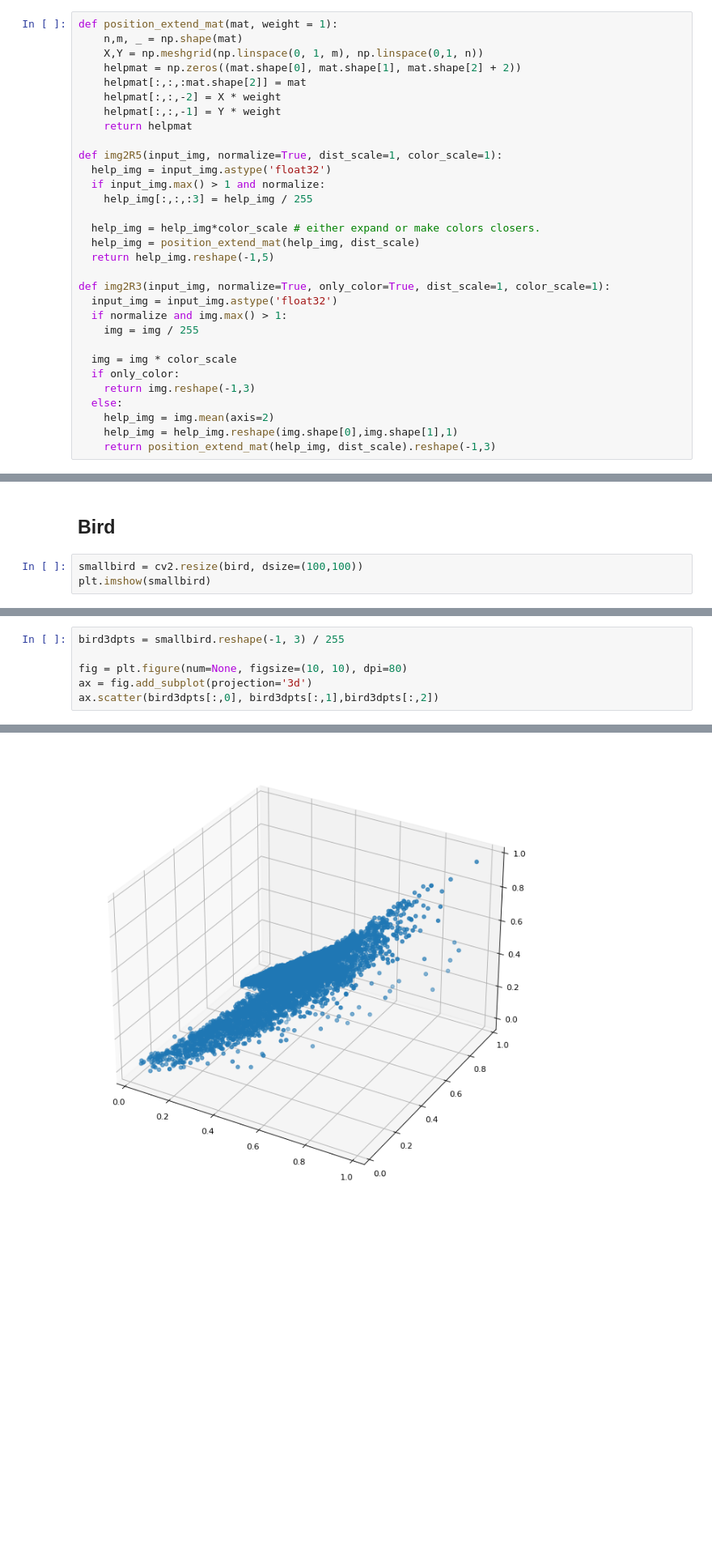
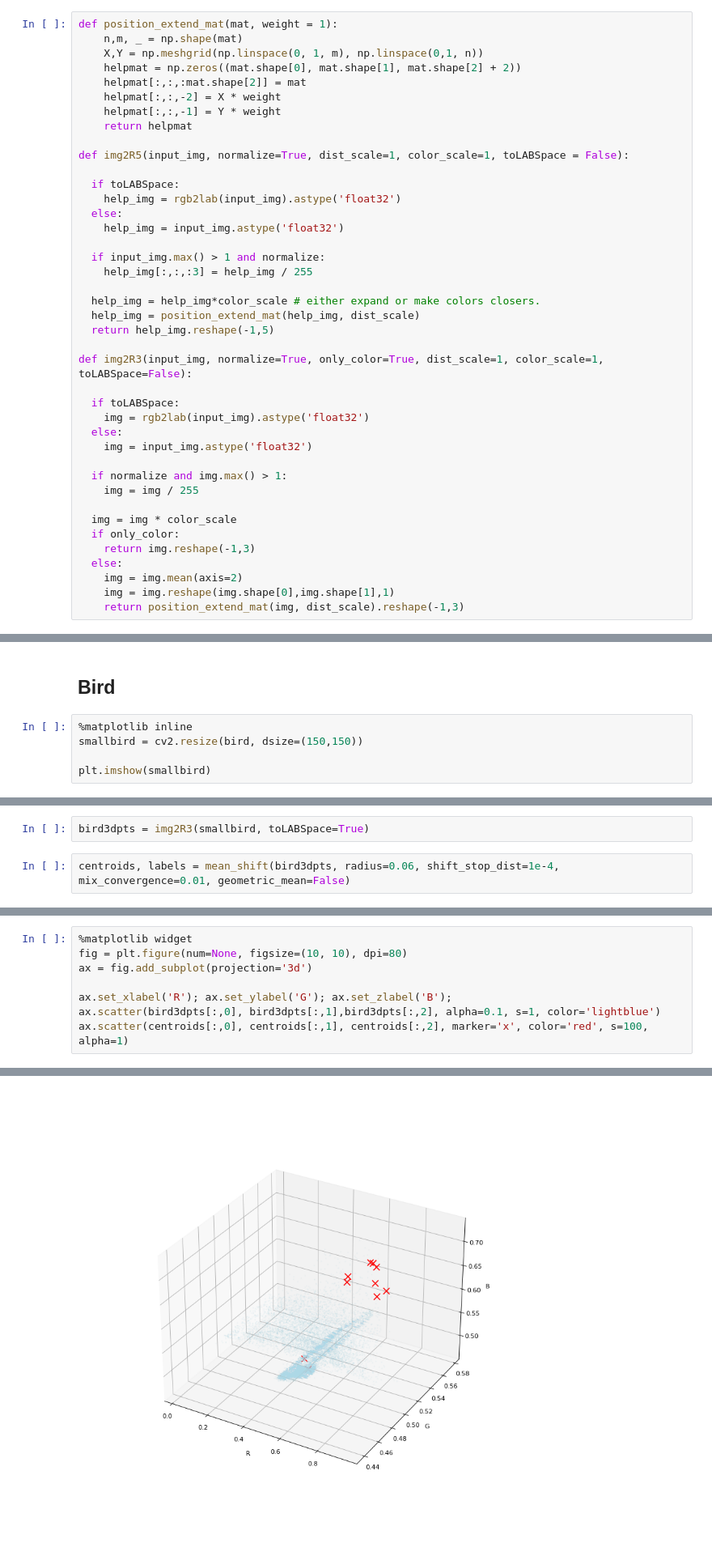
Before and after one commit to Bizangel/ImageSegmentation, a Jupyter notebook: Cut-it.ipynb, the cells around one changed output, grey strips where cells are left out. Shown at 81% size. Saved outputs shown, nothing was run; the diff lists cells and outputs as text; blank space fills up the shorter version.

```diff
--- a/Cut-it.ipynb
+++ b/Cut-it.ipynb
@@ -172,8 +183,13 @@ def position_extend_mat(mat, weight = 1):
     helpmat[:,:,-1] = Y * weight
     return helpmat
 
-def img2R5(input_img, normalize=True, dist_scale=1, color_scale=1):
-  help_img = input_img.astype('float32')
+def img2R5(input_img, normalize=True, dist_scale=1, color_scale=1, toLABSpace = False):
+
+  if toLABSpace:
+    help_img = rgb2lab(input_img).astype('float32')
+  else:
+    help_img = input_img.astype('float32')
+
   if input_img.max() > 1 and normalize:
     help_img[:,:,:3] = help_img / 255
 
@@ -181,8 +197,13 @@ def img2R5(input_img, normalize=True, dist_scale=1, color_scale=1):
   help_img = position_extend_mat(help_img, dist_scale)
   return help_img.reshape(-1,5)
 
-def img2R3(input_img, normalize=True, only_color=True, dist_scale=1, color_scale=1):
-  input_img = input_img.astype('float32')
+def img2R3(input_img, normalize=True, only_color=True, dist_scale=1, color_scale=1, toLABSpace=False):
+
+  if toLABSpace:
+    img = rgb2lab(input_img).astype('float32')
+  else:
+    img = input_img.astype('float32')
+
   if normalize and img.max() > 1:
     img = img / 255
 
@@ -190,9 +211,9 @@ def img2R3(input_img, normalize=True, only_color=True, dist_scale=1, color_scale
   if only_color:
     return img.reshape(-1,3)
   else:
-    help_img = img.mean(axis=2)
-    help_img = help_img.reshape(img.shape[0],img.shape[1],1)
-    return position_extend_mat(help_img, dist_scale).reshape(-1,3)
+    img = img.mean(axis=2)
+    img = img.reshape(img.shape[0],img.shape[1],1)
+    return position_extend_mat(img, dist_scale).reshape(-1,3)
 # %%
 def get_region_splits(img, labels):
     matlabels = np.array(labels).reshape(img.shape[0],img.shape[1])
@@ -306,6 +362,8 @@ ax.scatter(centroids[:,0], centroids[:,1], centroids[:,2], marker='x', color='re
 # %% [markdown]
 ## Bird
 # %%
-smallbird = cv2.resize(bird, dsize=(100,100))
+%matplotlib inline
+smallbird = cv2.resize(bird, dsize=(150,150))
+
 plt.imshow(smallbird)
 # %% [output]
@@ -312,0 +372,4 @@ NameError: name 'cv2' is not defined
+# %%
+bird3dpts = img2R3(smallbird, toLABSpace=True)
+# %%
+centroids, labels = mean_shift(bird3dpts, radius=0.06, shift_stop_dist=1e-4, mix_convergence=0.01, geometric_mean=False)
@@ -313,9 +378,11 @@ NameError: name 'cv2' is not defined
 # %%
-bird3dpts = smallbird.reshape(-1, 3) / 255
-
+%matplotlib widget
 fig = plt.figure(num=None, figsize=(10, 10), dpi=80)
 ax = fig.add_subplot(projection='3d')
-ax.scatter(bird3dpts[:,0], bird3dpts[:,1],bird3dpts[:,2])
+
+ax.set_xlabel('R'); ax.set_ylabel('G'); ax.set_zlabel('B');
+ax.scatter(bird3dpts[:,0], bird3dpts[:,1],bird3dpts[:,2], alpha=0.1, s=1, color='lightblue')
+ax.scatter(centroids[:,0], centroids[:,1], centroids[:,2], marker='x', color='red', s=100, alpha=1)
 # %% [output]
 <mpl_toolkits.mplot3d.art3d.Path3DCollection at 0x...>
-[figure, old version]
+[figure, new version]
```
Also changed, not shown: parts of 47 cells of this notebook.
